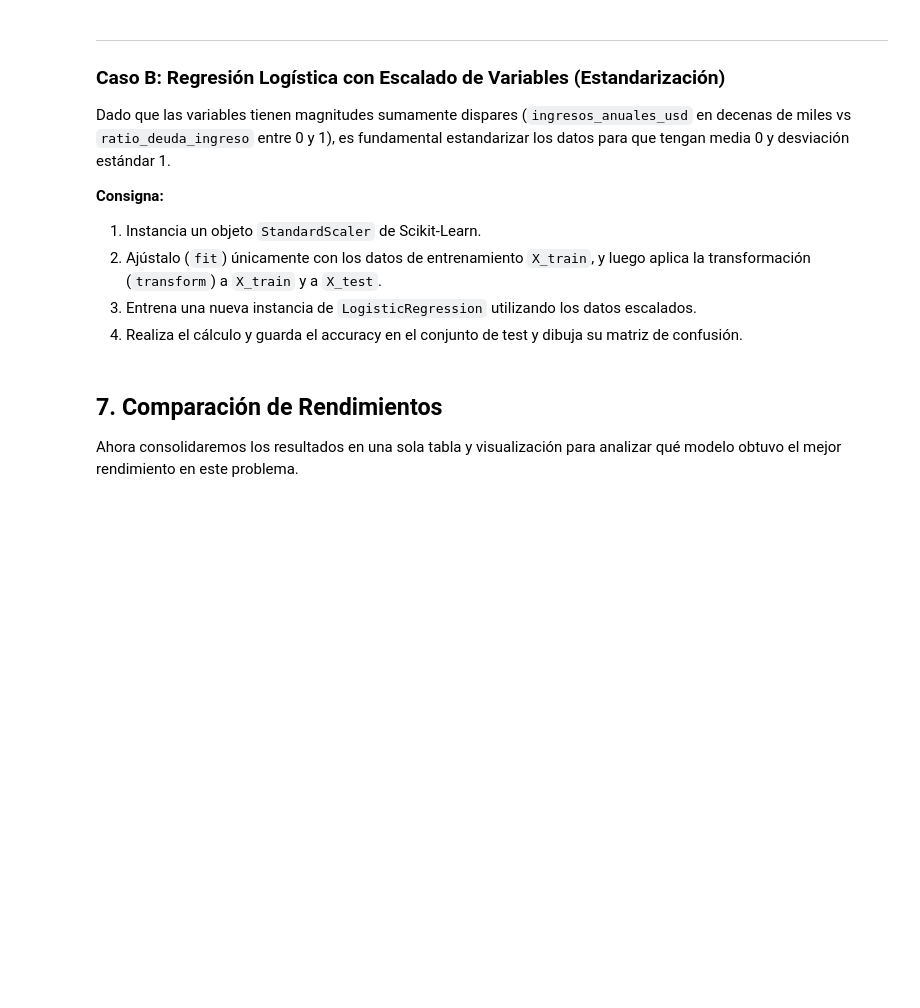
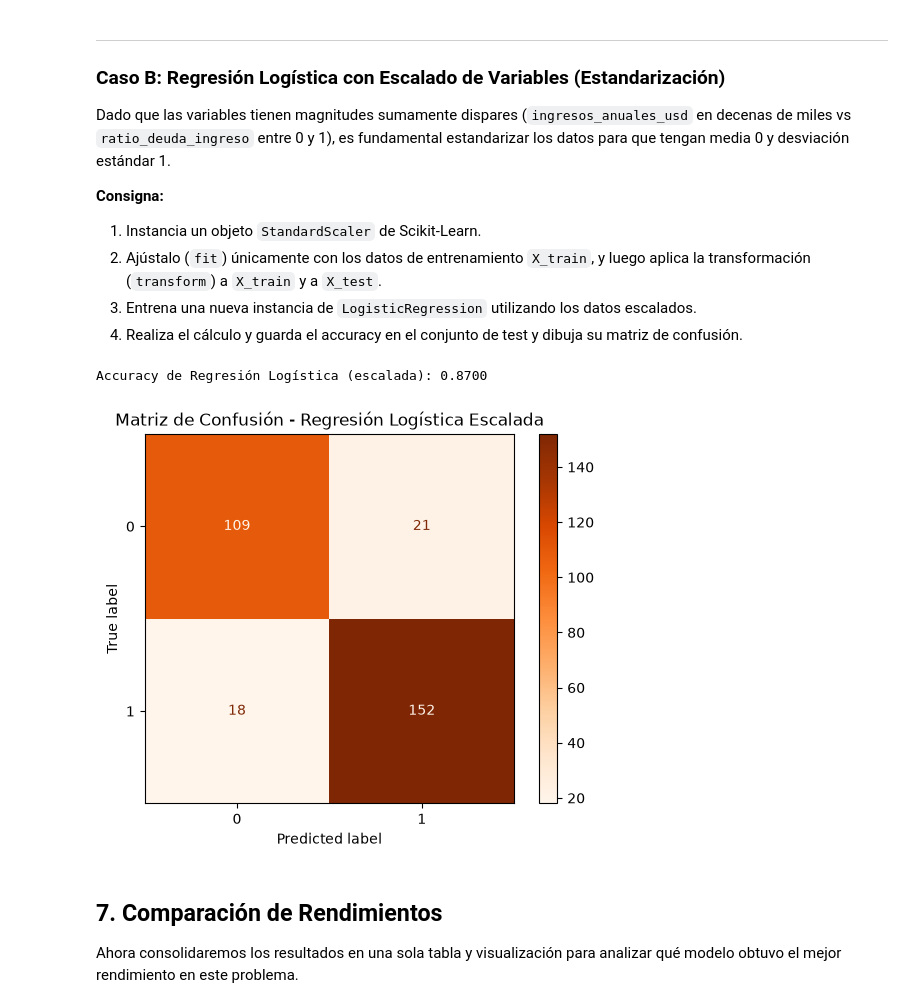
Before and after one commit to Stella40k/arbol_de_decisiones_tp, a Jupyter notebook: tp_modelos.ipynb, the cells around one changed output. Saved outputs shown, nothing was run; the diff lists cells and outputs as text; code cells hidden in the pictures; blank space fills up the shorter version.

```diff
--- a/tp_modelos.ipynb
+++ b/tp_modelos.ipynb
@@ -144,10 +206,10 @@ Entrena el modelo de regresión logística directamente con las variables origin
 # %%
 #! TODO
 # 1. Instancia y entrena LogisticRegression (con max_iter=1000 y random_state=42)
-lr_sin_escalar = ...
-...
+lr_sin_escalar = LogisticRegression(max_iter=1000, random_state=42)
+lr_sin_escalar.fit(X_train, y_train)
 
 # 2. Predice sobre X_test y calcula el Accuracy (guárdalo en 'acc_lr_se')
-y_pred_lr_se = ...
-acc_lr_se = ...
+y_pred_lr_se = lr_sin_escalar.predict(X_test)
+acc_lr_se = accuracy_score(y_test, y_pred_lr_se)
 print(f"Accuracy de Regresión Logística (sin escalar): {acc_lr_se:.4f}")
@@ -165,21 +229,27 @@ Dado que las variables tienen magnitudes sumamente dispares (`ingresos_anuales_u
 # %%
 #! TODO
 # 1. Instancia el StandardScaler y escala los datos
-scaler = ...
-X_train_scaled = ...
-X_test_scaled = ...
+scaler = StandardScaler()
+X_train_scaled = scaler.fit_transform(X_train)
+X_test_scaled = scaler.transform(X_test)
 
 # 2. Instancia y entrena LogisticRegression (con max_iter=1000 y random_state=42) sobre los datos escalados
-lr_escalada = ...
-...
+lr_escalada = LogisticRegression(max_iter=1000, random_state=42)
+lr_escalada.fit(X_train_scaled, y_train)
 
 # 3. Predice sobre X_test_scaled y calcula el Accuracy (guárdalo en 'acc_lr_ec')
-y_pred_lr_ec = ...
-acc_lr_ec = ...
+y_pred_lr_ec = lr_escalada.predict(X_test_scaled)
+acc_lr_ec = accuracy_score(y_test, y_pred_lr_ec)
 print(f"Accuracy de Regresión Logística (escalada): {acc_lr_ec:.4f}")
+# %% [output]
+Accuracy de Regresión Logística (escalada): 0.8700
 # %%
 #! TODO Grafica la matriz de confusión de la Regresión Logística Escalada
-...
+ConfusionMatrixDisplay.from_predictions(y_test, y_pred_lr_ec, cmap='Oranges')
+plt.title("Matriz de Confusión - Regresión Logística Escalada")
+plt.show()
+# %% [output]
+[figure, added]
 # %% [markdown]
 ## 7. Comparación de Rendimientos
 
```
Also changed, not shown: parts of 15 cells of this notebook.
